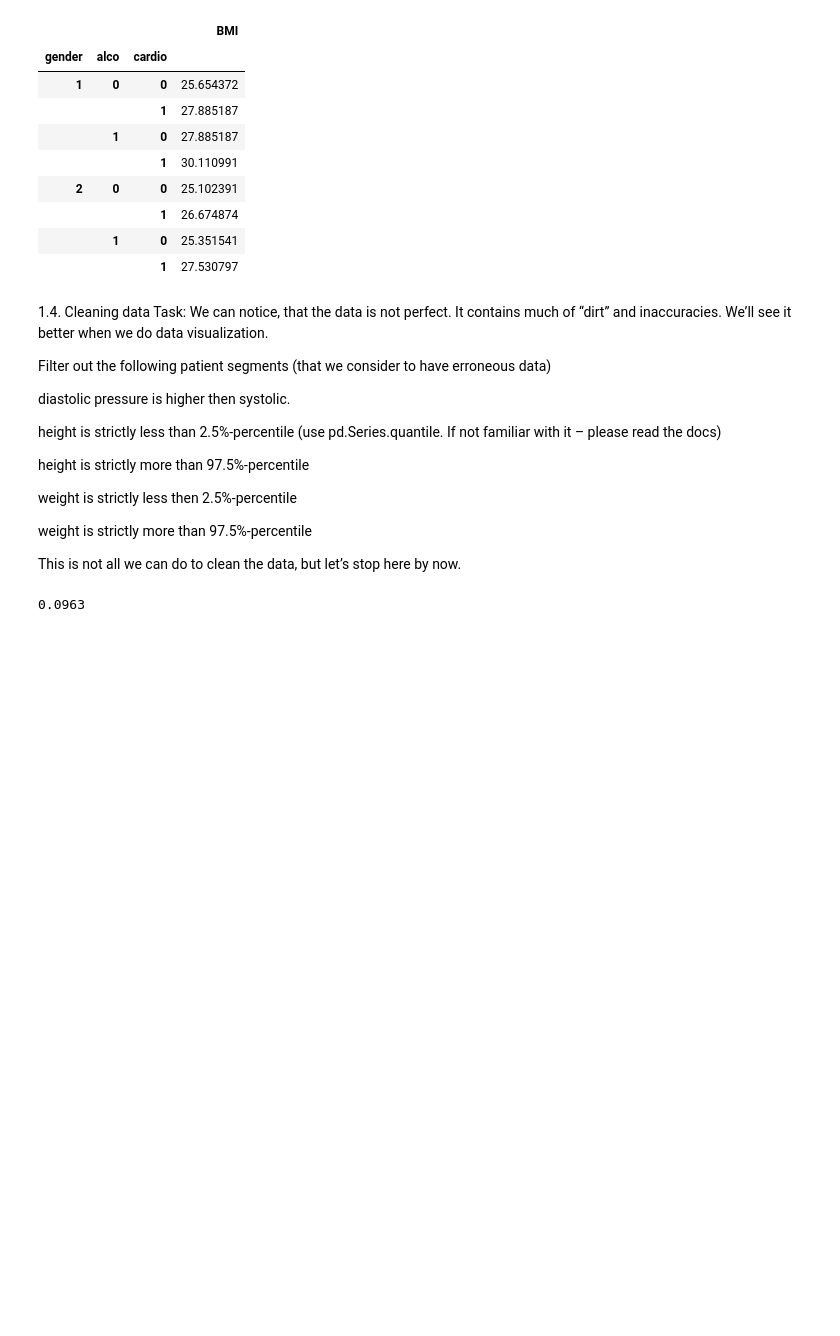
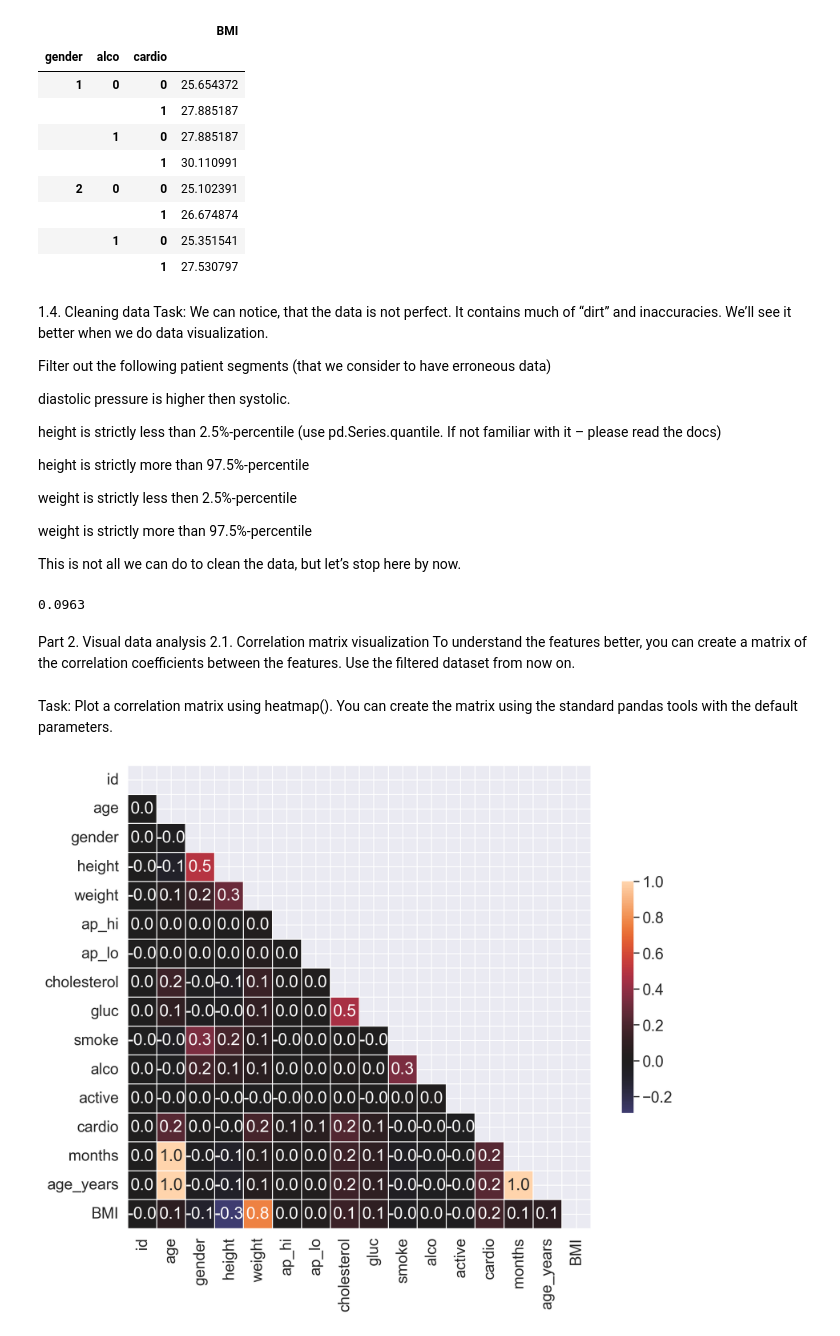
Before and after one commit to harmkenn/Python-Workbooks, a Jupyter notebook: mlcourse.ai/topic2 Assignment.ipynb, the cells around one changed output. Drawn from its saved outputs; the diff is of its cells as text; code cells hidden in the pictures; blank space fills up the shorter version.

```diff
--- a/mlcourse.ai/topic2 Assignment.ipynb
+++ b/mlcourse.ai/topic2 Assignment.ipynb
@@ -319,3 +319,35 @@ df_to_remove.shape[0] / df.shape[0]
 0.0963
 # %%
 filtered_df = df[~df.index.isin(df_to_remove)]
+# %% [markdown]
+Part 2. Visual data analysis
+2.1. Correlation matrix visualization
+To understand the features better, you can create a matrix of the correlation coefficients between the features. Use the filtered dataset from now on.
+# %% [markdown]
+Task:
+Plot a correlation matrix using heatmap(). You can create the matrix using the standard pandas tools with the default parameters.
+# %%
+# Calculate the correlation matrix
+df = filtered_df.copy()
+
+corr = df.corr(method="pearson")
+
+# Create a mask to hide the upper triangle of the correlation matrix (which is symmetric)
+mask = np.zeros_like(corr, dtype=np.bool_)
+mask[np.triu_indices_from(mask)] = True
+
+f, ax = plt.subplots(figsize=(12, 9))
+
+sns.heatmap(
+    corr,
+    mask=mask,
+    vmax=1,
+    center=0,
+    annot=True,
+    fmt=".1f",
+    square=True,
+    linewidths=0.5,
+    cbar_kws={"shrink": 0.5},
+);
+# %% [output]
+[figure, added]
```
Also changed, not shown: parts of 1 cell of this notebook.
